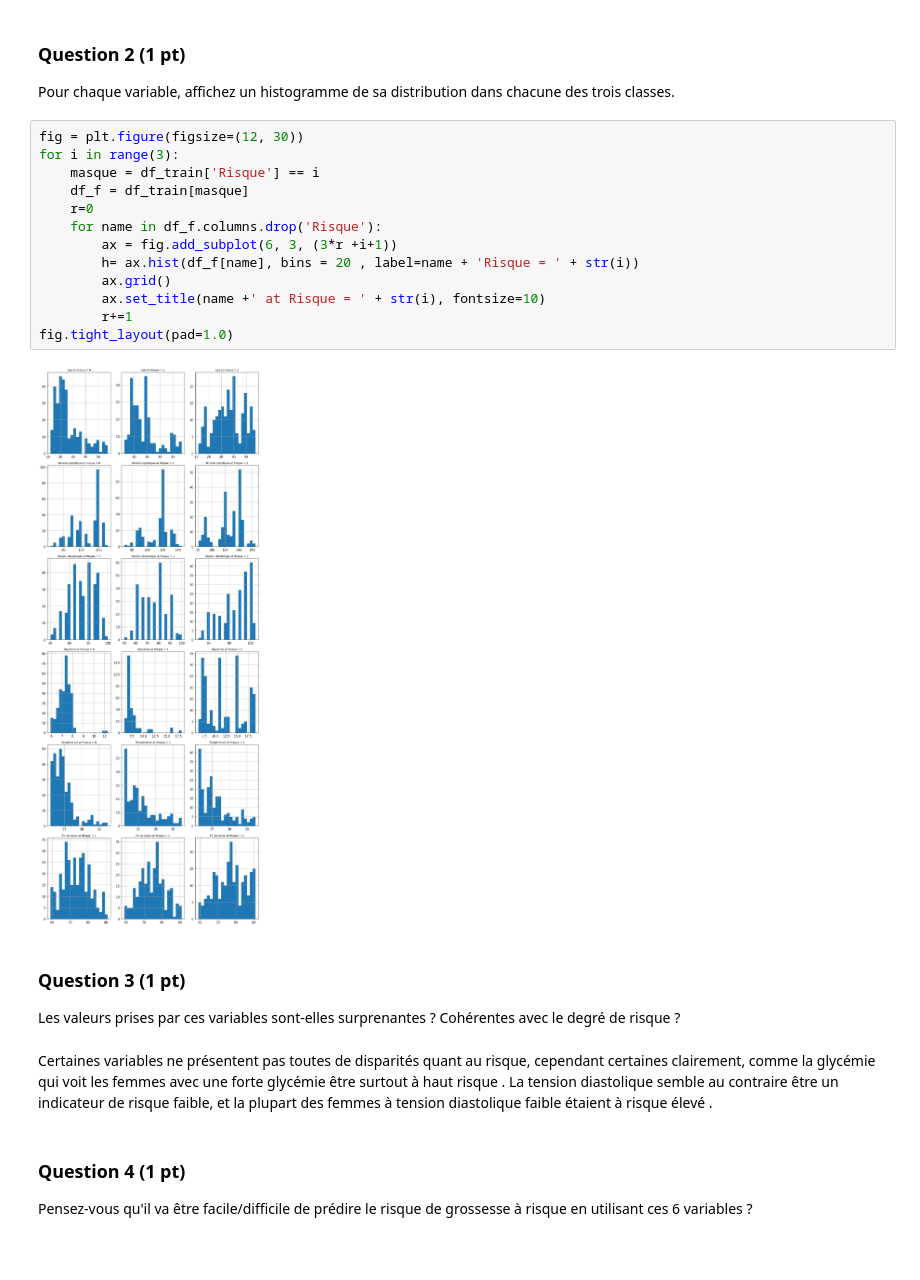
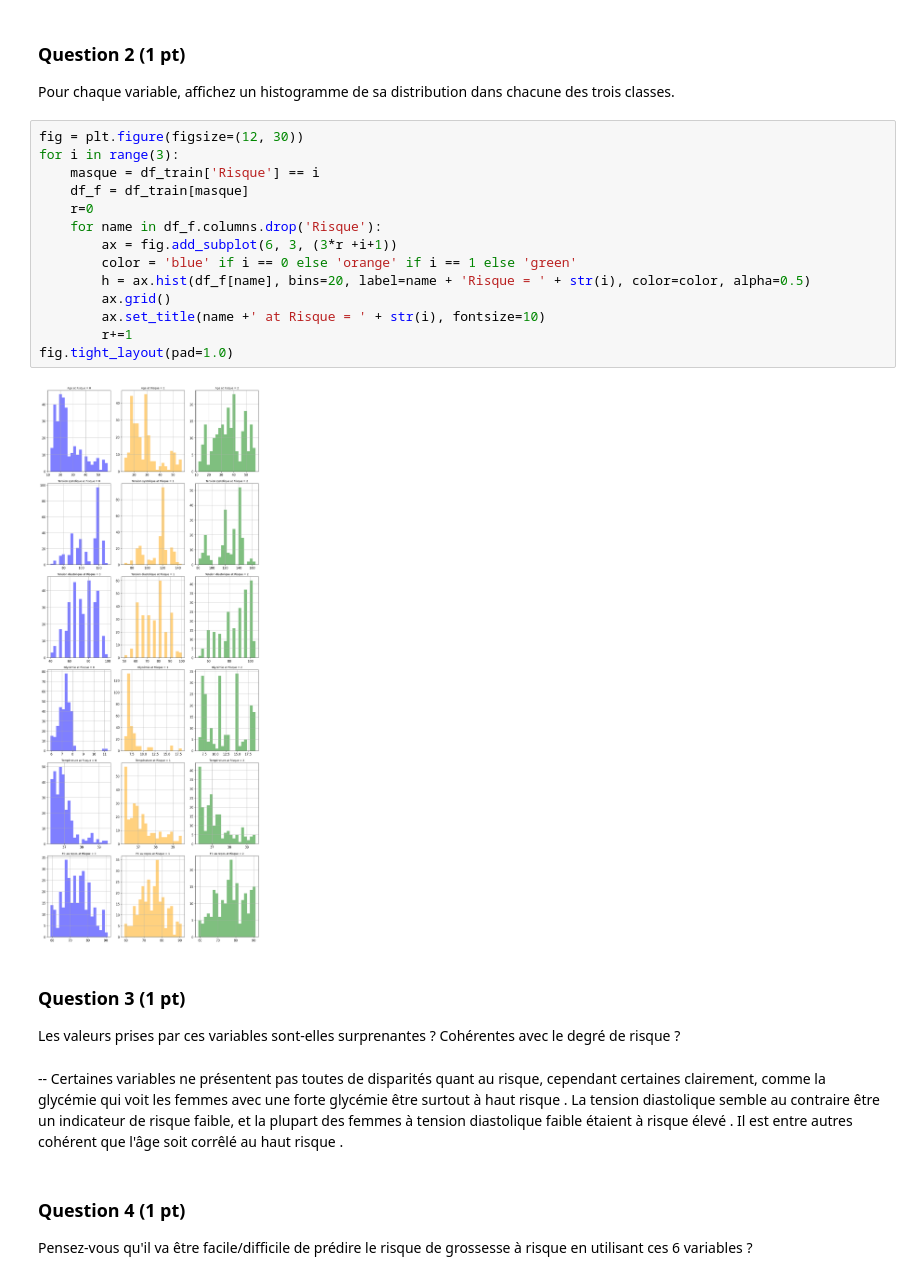
Before and after one commit to simonlamaze/ProjetSDD, a Jupyter notebook: Projet.ipynb, the cells around one changed output. Saved outputs shown, nothing was run; the diff lists cells and outputs as text; blank space fills up the shorter version.

```diff
--- a/Projet.ipynb
+++ b/Projet.ipynb
@@ -83,23 +83,24 @@ Pour chaque variable, affichez un histogramme de sa distribution dans chacune de
 # %%
 fig = plt.figure(figsize=(12, 30))
 for i in range(3):
     masque = df_train['Risque'] == i
     df_f = df_train[masque]
     r=0
     for name in df_f.columns.drop('Risque'):
         ax = fig.add_subplot(6, 3, (3*r +i+1))
-        h= ax.hist(df_f[name], bins = 20 , label=name + 'Risque = ' + str(i))
+        color = 'blue' if i == 0 else 'orange' if i == 1 else 'green'
+        h = ax.hist(df_f[name], bins=20, label=name + 'Risque = ' + str(i), color=color, alpha=0.5)
         ax.grid()
         ax.set_title(name +' at Risque = ' + str(i), fontsize=10)
         r+=1
 fig.tight_layout(pad=1.0)
 # %% [output]
-[figure, old version]
+[figure, new version]
 # %% [markdown]
 ### Question 3 (1 pt)
 Les valeurs prises par ces variables sont-elles surprenantes ? Cohérentes avec le degré de risque ?
 # %% [markdown]
-Certaines variables ne présentent pas toutes de disparités quant au risque, cependant certaines clairement, comme la glycémie qui voit les femmes avec une forte glycémie être surtout à haut risque . La tension diastolique semble au contraire être un indicateur de risque faible, et la plupart des femmes à tension diastolique faible étaient à risque élevé .
+ -- Certaines variables ne présentent pas toutes de disparités quant au risque, cependant certaines clairement, comme la glycémie qui voit les femmes avec une forte glycémie être surtout à haut risque . La tension diastolique semble au contraire être un indicateur de risque faible, et la plupart des femmes à tension diastolique faible étaient à risque élevé . Il est entre autres cohérent que l'âge soit corrêlé au haut risque .
 # %% [markdown]
 ### Question 4 (1 pt)
 Pensez-vous qu'il va être facile/difficile de prédire le risque de grossesse à risque en utilisant ces 6 variables ?
```
Also changed, not shown: parts of 7 cells of this notebook.
